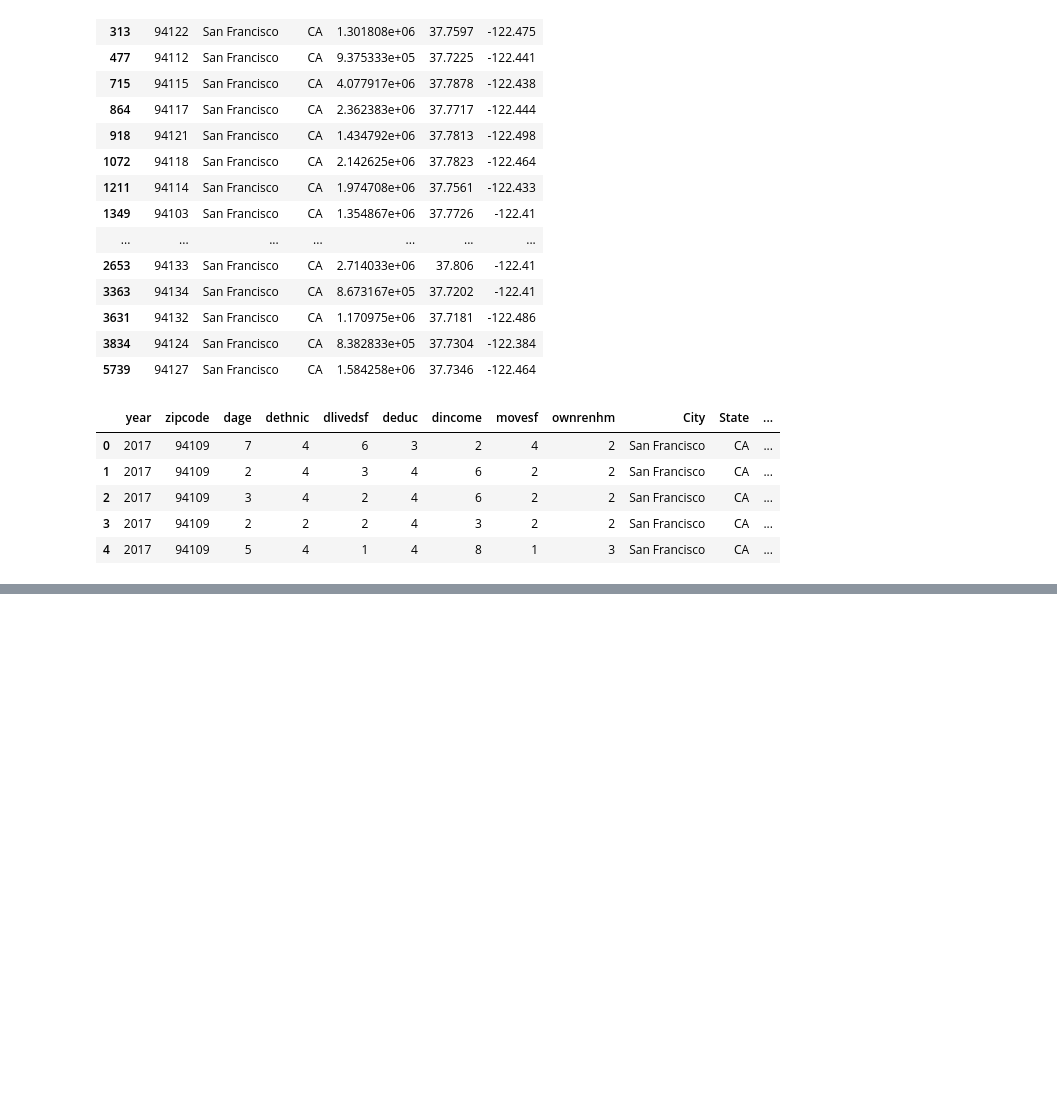
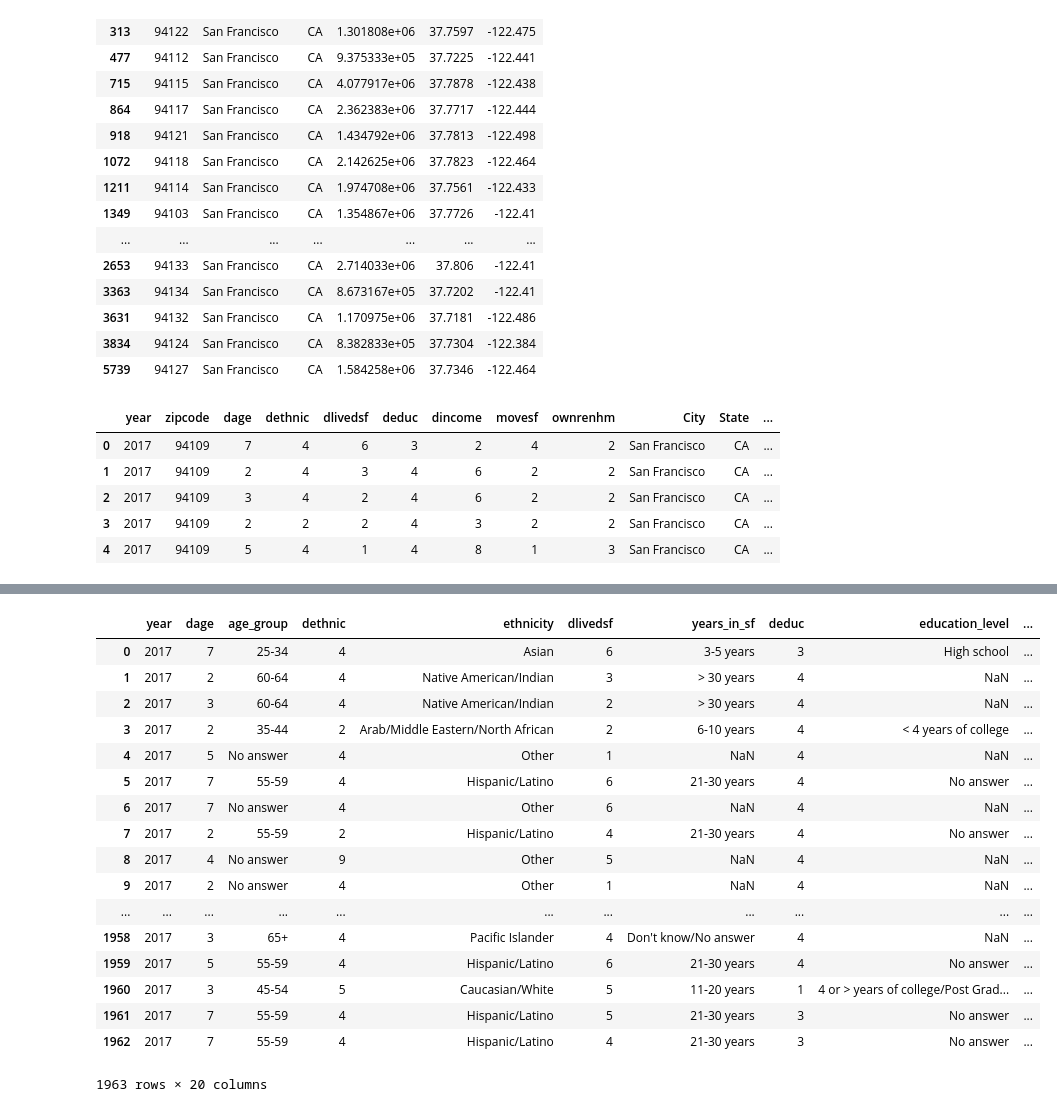
Before and after one commit to debbiechanca/Homework, a Jupyter notebook: HW8 - Group Project/Project1 Combined Data.ipynb, the cells around one changed output, grey strips where cells are left out. Drawn from its saved outputs; the diff is of its cells as text; code cells hidden in the pictures; blank space fills up the shorter version.

```diff
--- a/HW8 - Group Project/Project1 Combined Data.ipynb
+++ b/HW8 - Group Project/Project1 Combined Data.ipynb
@@ -176,0 +220,5 @@ combined_pd.head()
+# %%
+years_in_sf = {1: "< 2 years", 2: "3-5 years", 3: "6-10 years", 4: "11-20 years", \
+               5: "21-30 years", 6: "> 30 years", 7: "Don't know/No answer"}
+
+years_in_sf
@@ -176,0 +233,4 @@ combined_pd.head()
+# %%
+education_level = {1: "< high school", 2: "High school", 3: "< 4 years of college", 4: "4 or > years of college/Post Graduate", 5: "No answer"}
+
+education_level
@@ -176,0 +243,5 @@ combined_pd.head()
+# %%
+own_rent = {1: "own", 2: "rent", 3: "other", 4: "No Answer/Refused", 5: "Live with friends/family", \
+            6: "Employer provides", 7: "Institutional", 8: "Homeless"}
+
+own_rent
@@ -176,0 +257,8 @@ combined_pd.head()
+# %%
+combined_pd['income_level'] = combined_pd.dincome.map(income_level)
+combined_pd['age_group'] = combined_pd.dincome.map(age_group)
+combined_pd['ethnicity'] = combined_pd.dincome.map(ethnicity)
+combined_pd['years_in_sf'] = combined_pd.dincome.map(years_in_sf)
+combined_pd['education_level'] = combined_pd.dincome.map(education_level)
+combined_pd['own_rent'] = combined_pd.dincome.map(own_rent)
+combined_pd.head(10)
@@ -176,0 +277,25 @@ combined_pd.head()
+# %%
+combined_pd = combined_pd[['year', 'dage', 'age_group', 'dethnic', 'ethnicity', 'dlivedsf', 'years_in_sf', \
+              'deduc', 'education_level', 'dincome', 'income_level', 'movesf', 'ownrenhm', 'own_rent', \
+              'AvePrice', 'zipcode', 'Lat', 'Lng', 'City', 'State']]
+
+combined_pd
+# %% [output]
+|  | year | dage | age_group | dethnic | ethnicity | dlivedsf | years_in_sf | deduc | education_level | ... |
+| 0 | 2017 | 7 | 25-34 | 4 | Asian | 6 | 3-5 years | 3 | High school | ... |
+| 1 | 2017 | 2 | 60-64 | 4 | Native American/Indian | 3 | > 30 years | 4 | NaN | ... |
+| 2 | 2017 | 3 | 60-64 | 4 | Native American/Indian | 2 | > 30 years | 4 | NaN | ... |
+| 3 | 2017 | 2 | 35-44 | 2 | Arab/Middle Eastern/North African | 2 | 6-10 years | 4 | < 4 years of college | ... |
+| 4 | 2017 | 5 | No answer | 4 | Other | 1 | NaN | 4 | NaN | ... |
+| 5 | 2017 | 7 | 55-59 | 4 | Hispanic/Latino | 6 | 21-30 years | 4 | No answer | ... |
+| 6 | 2017 | 7 | No answer | 4 | Other | 6 | NaN | 4 | NaN | ... |
+| 7 | 2017 | 2 | 55-59 | 2 | Hispanic/Latino | 4 | 21-30 years | 4 | No answer | ... |
+| 8 | 2017 | 4 | No answer | 9 | Other | 5 | NaN | 4 | NaN | ... |
+| 9 | 2017 | 2 | No answer | 4 | Other | 1 | NaN | 4 | NaN | ... |
+| ... | ... | ... | ... | ... | ... | ... | ... | ... | ... | ... |
+| 1958 | 2017 | 3 | 65+ | 4 | Pacific Islander | 4 | Don't know/No answer | 4 | NaN | ... |
+| 1959 | 2017 | 5 | 55-59 | 4 | Hispanic/Latino | 6 | 21-30 years | 4 | No answer | ... |
+| 1960 | 2017 | 3 | 45-54 | 5 | Caucasian/White | 5 | 11-20 years | 1 | 4 or > years of college/Post Grad... | ... |
+| 1961 | 2017 | 7 | 55-59 | 4 | Hispanic/Latino | 5 | 21-30 years | 3 | No answer | ... |
+| 1962 | 2017 | 7 | 55-59 | 4 | Hispanic/Latino | 4 | 21-30 years | 3 | No answer | ... |
+1963 rows × 20 columns
```
Also changed, not shown: parts of 12 cells of this notebook, 26 other files.
